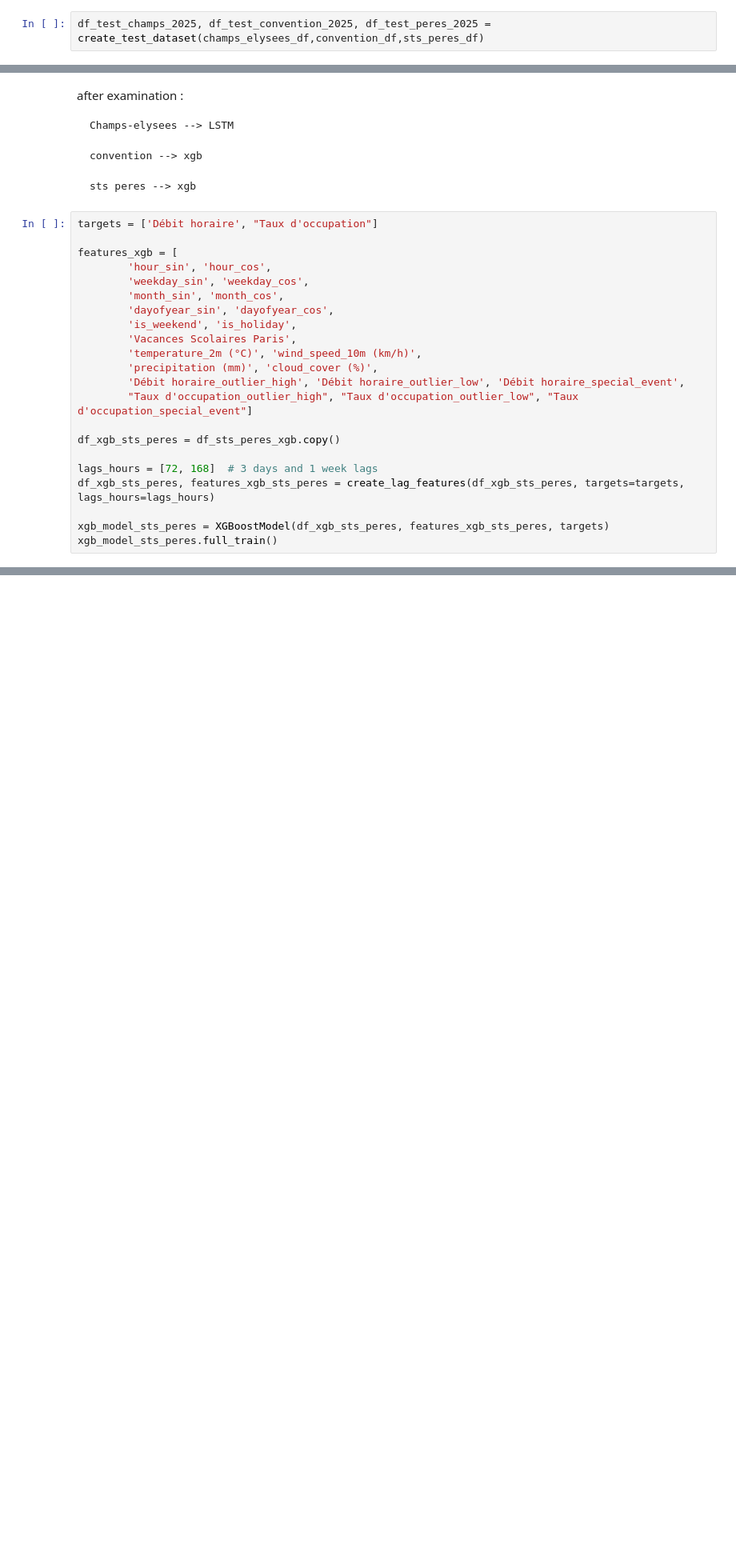
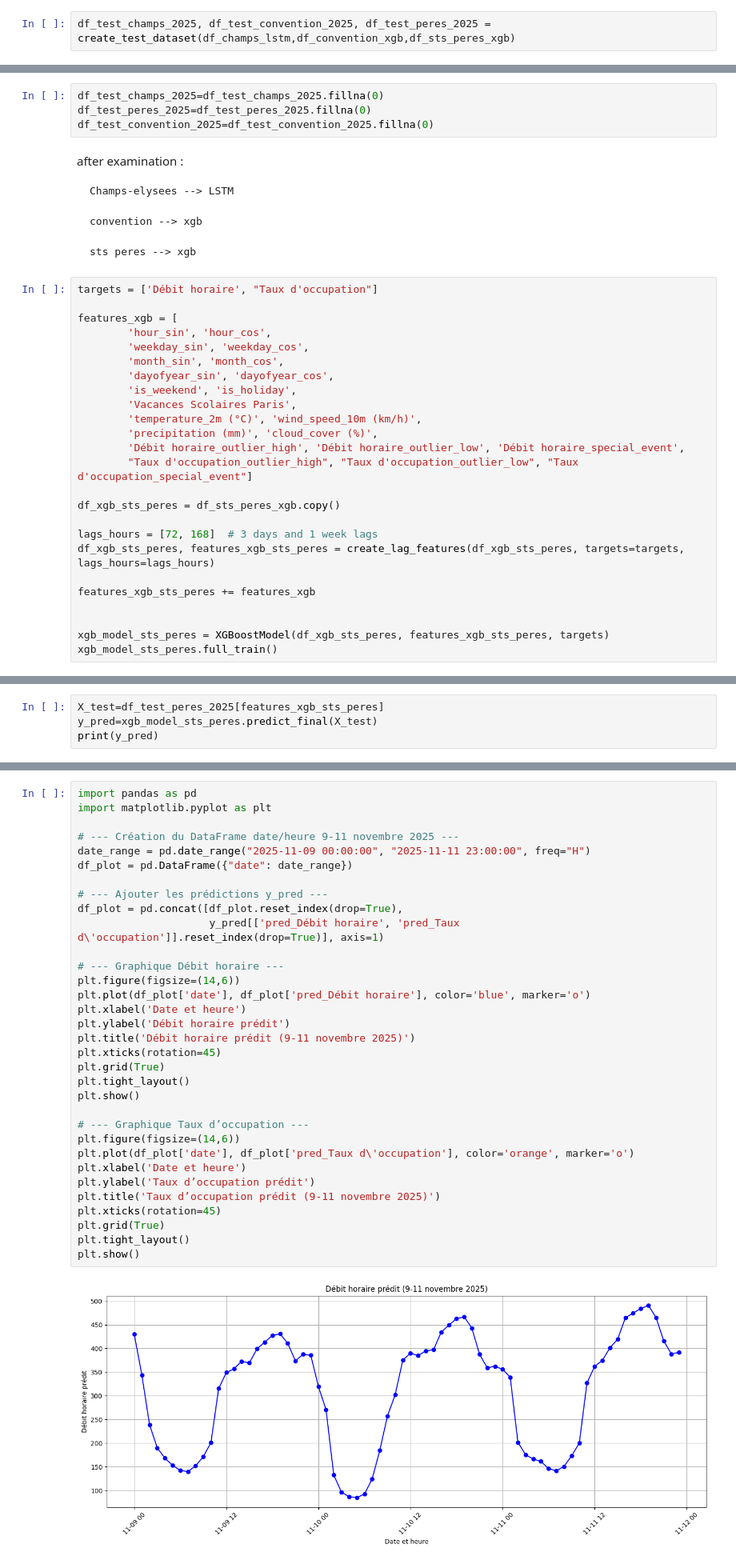
Before and after one commit to JimmyGuertin/Datathon-BCG, a Jupyter notebook: notebooks/final_training_prediction.ipynb, the cells around one changed output, grey strips where cells are left out. Shown at 80% size. Cells and saved outputs as stored; diff of their text form; blank space fills up the shorter version.

Commit message:
predict sur 3 axes

```diff
--- a/notebooks/final_training_prediction.ipynb
+++ b/notebooks/final_training_prediction.ipynb
@@ -35,5 +40,5 @@ df_sts_peres_xgb = pipeline(sts_peres_df,window=3,fill_hours=False,fillna=True)
 convention_df = treat_nan_convention(convention_df) # convention has a lot of missing data in the begining, we decided to only keep some data
 df_convention_xgb = pipeline(convention_df,window=3,fill_hours=False,fillna=True)
 # %%
-df_test_champs_2025, df_test_convention_2025, df_test_peres_2025 = create_test_dataset(champs_elysees_df,convention_df,sts_peres_df)
+df_test_champs_2025, df_test_convention_2025, df_test_peres_2025 = create_test_dataset(df_champs_lstm,df_convention_xgb,df_sts_peres_xgb)
 # %% [output]
@@ -41,3 +50,7 @@ KeyError: 'date'
+# %%
+df_test_champs_2025=df_test_champs_2025.fillna(0)
+df_test_peres_2025=df_test_peres_2025.fillna(0)
+df_test_convention_2025=df_test_convention_2025.fillna(0)
 # %% [markdown]
 after examination :
 
@@ -66,6 +79,9 @@ df_xgb_sts_peres = df_sts_peres_xgb.copy()
 lags_hours = [72, 168]  # 3 days and 1 week lags
 df_xgb_sts_peres, features_xgb_sts_peres = create_lag_features(df_xgb_sts_peres, targets=targets, lags_hours=lags_hours)
 
+features_xgb_sts_peres += features_xgb
+
+
 xgb_model_sts_peres = XGBoostModel(df_xgb_sts_peres, features_xgb_sts_peres, targets)
 xgb_model_sts_peres.full_train()
 # %% [output]
@@ -87,3 +103,7 @@ Full training completed on all data.
               max_leaves=None, min_child_weight=None, missing=nan,
               monotone_constraints=None, multi_strategy=None, n_estimators=200,
               n_jobs=None, num_parallel_tree=None, ...)}
+# %%
+X_test=df_test_peres_2025[features_xgb_sts_peres]
+y_pred=xgb_model_sts_peres.predict_final(X_test)
+print(y_pred)
@@ -89,0 +128,35 @@ Full training completed on all data.
+# %%
+import pandas as pd
+import matplotlib.pyplot as plt
+
+# --- Création du DataFrame date/heure 9-11 novembre 2025 ---
+date_range = pd.date_range("2025-11-09 00:00:00", "2025-11-11 23:00:00", freq="H")
+df_plot = pd.DataFrame({"date": date_range})
+
+# --- Ajouter les prédictions y_pred ---
+df_plot = pd.concat([df_plot.reset_index(drop=True),
+                     y_pred[['pred_Débit horaire', 'pred_Taux d\'occupation']].reset_index(drop=True)], axis=1)
+
+# --- Graphique Débit horaire ---
+plt.figure(figsize=(14,6))
+plt.plot(df_plot['date'], df_plot['pred_Débit horaire'], color='blue', marker='o')
+plt.xlabel('Date et heure')
+plt.ylabel('Débit horaire prédit')
+plt.title('Débit horaire prédit (9-11 novembre 2025)')
+plt.xticks(rotation=45)
+plt.grid(True)
+plt.tight_layout()
+plt.show()
+
+# --- Graphique Taux d’occupation ---
+plt.figure(figsize=(14,6))
+plt.plot(df_plot['date'], df_plot['pred_Taux d\'occupation'], color='orange', marker='o')
+plt.xlabel('Date et heure')
+plt.ylabel('Taux d’occupation prédit')
+plt.title('Taux d’occupation prédit (9-11 novembre 2025)')
+plt.xticks(rotation=45)
+plt.grid(True)
+plt.tight_layout()
+plt.show()
+# %% [output]
+[figure, added]
```
Also changed, not shown: parts of 13 cells of this notebook.
